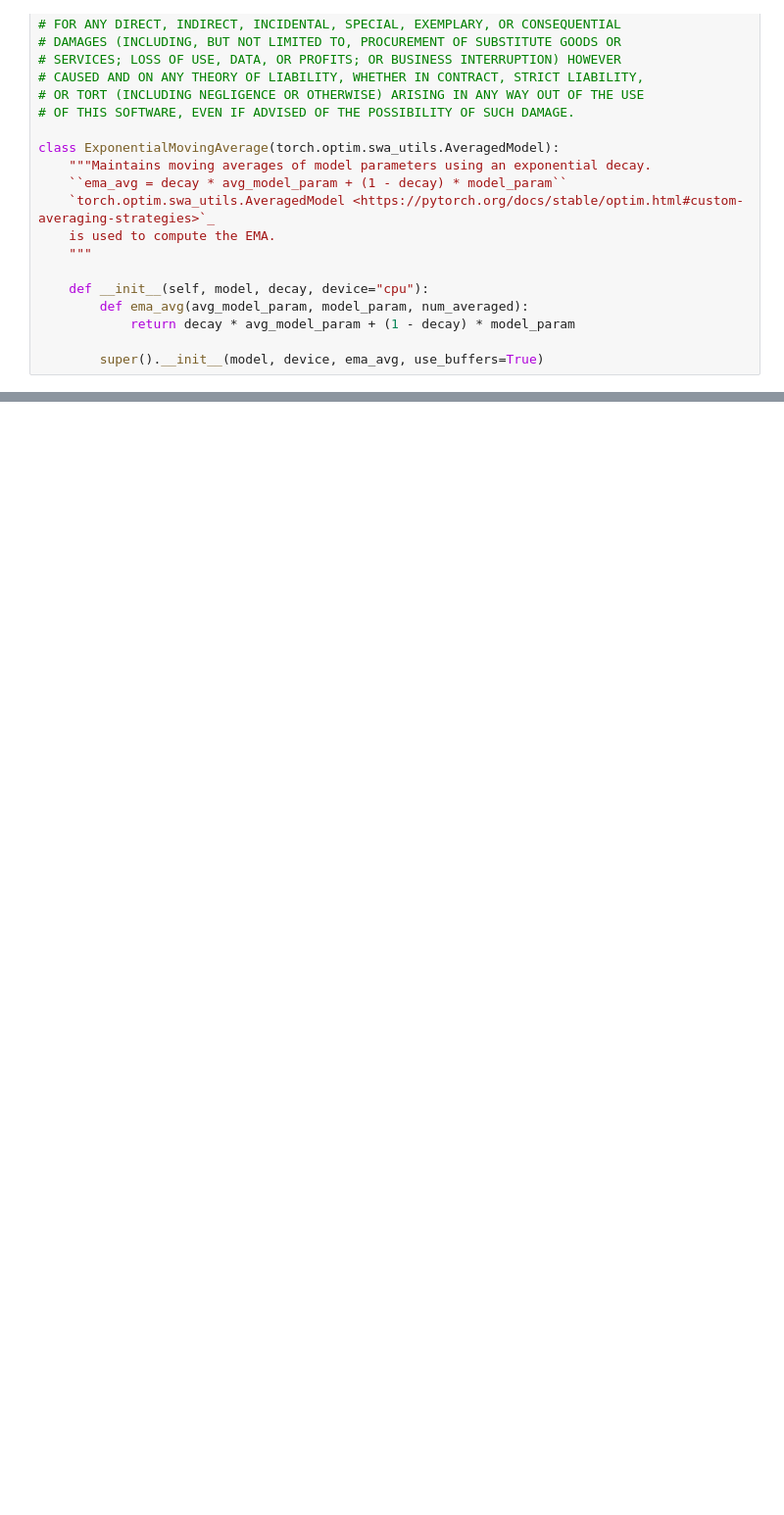
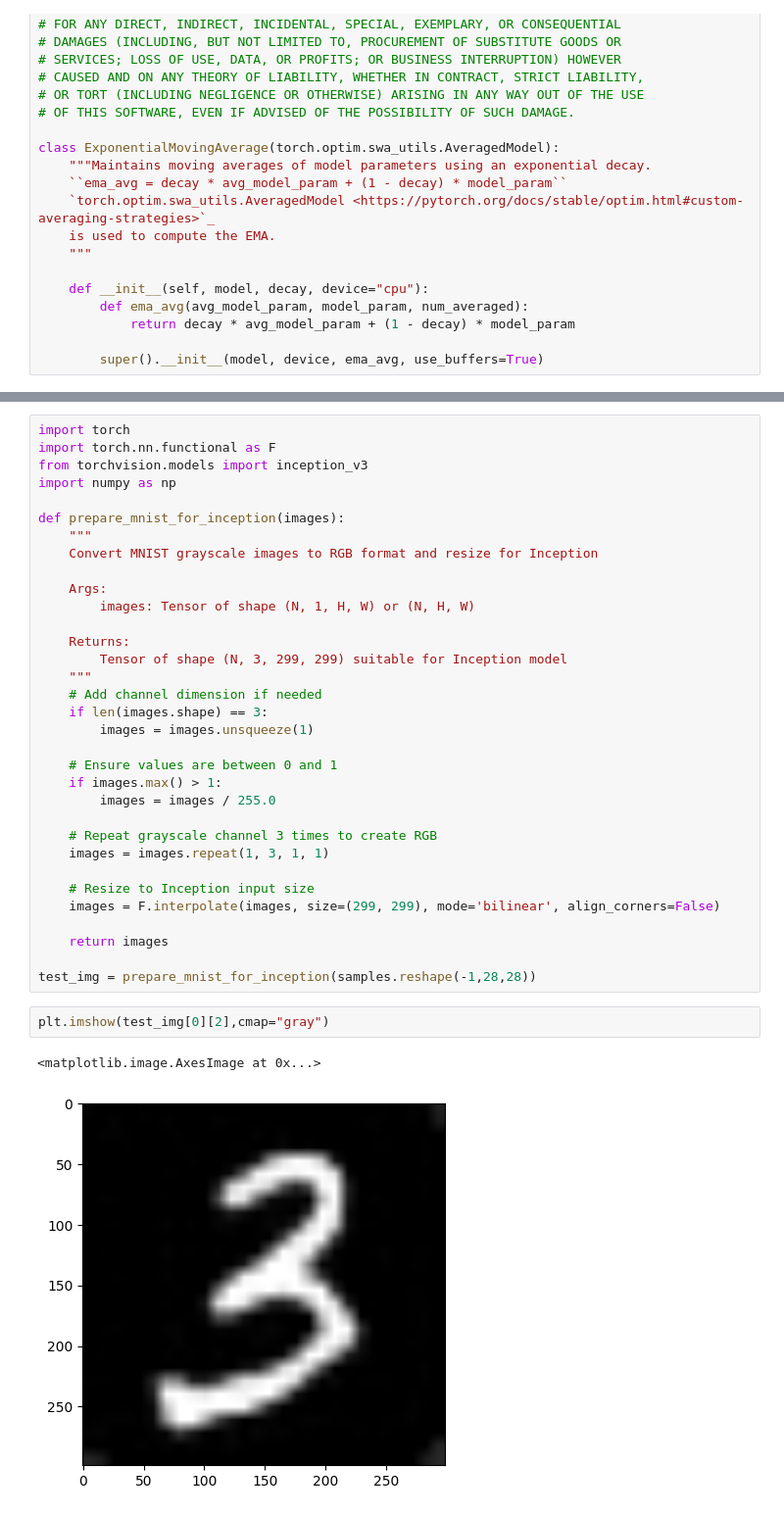
Before and after one commit to trnhatnam/PML_MNIST_Diffusion, a Jupyter notebook: mnist_ddpm_solution_x_0_prediction_.ipynb, the cells around one changed output, grey strips where cells are left out. Shown at 98% size. Saved outputs shown, nothing was run; the diff lists cells and outputs as text; blank space fills up the shorter version.

```diff
--- a/mnist_ddpm_solution_x_0_prediction_.ipynb
+++ b/mnist_ddpm_solution_x_0_prediction_.ipynb
@@ -618,0 +497,38 @@ train(model, optimizer, scheduler, dataloader_train,
+# %%
+import torch
+import torch.nn.functional as F
+from torchvision.models import inception_v3
+import numpy as np
+
+def prepare_mnist_for_inception(images):
+    """
+    Convert MNIST grayscale images to RGB format and resize for Inception
+
+    Args:
+        images: Tensor of shape (N, 1, H, W) or (N, H, W)
+
+    Returns:
+        Tensor of shape (N, 3, 299, 299) suitable for Inception model
+    """
+    # Add channel dimension if needed
+    if len(images.shape) == 3:
+        images = images.unsqueeze(1)
+
+    # Ensure values are between 0 and 1
+    if images.max() > 1:
+        images = images / 255.0
+
+    # Repeat grayscale channel 3 times to create RGB
+    images = images.repeat(1, 3, 1, 1)
+
+    # Resize to Inception input size
+    images = F.interpolate(images, size=(299, 299), mode='bilinear', align_corners=False)
+
+    return images
+
+test_img = prepare_mnist_for_inception(samples.reshape(-1,28,28))
+# %%
+plt.imshow(test_img[0][2],cmap="gray")
+# %% [output]
+<matplotlib.image.AxesImage at 0x...>
+[figure, added]
```
Also changed, not shown: parts of 11 cells of this notebook.
